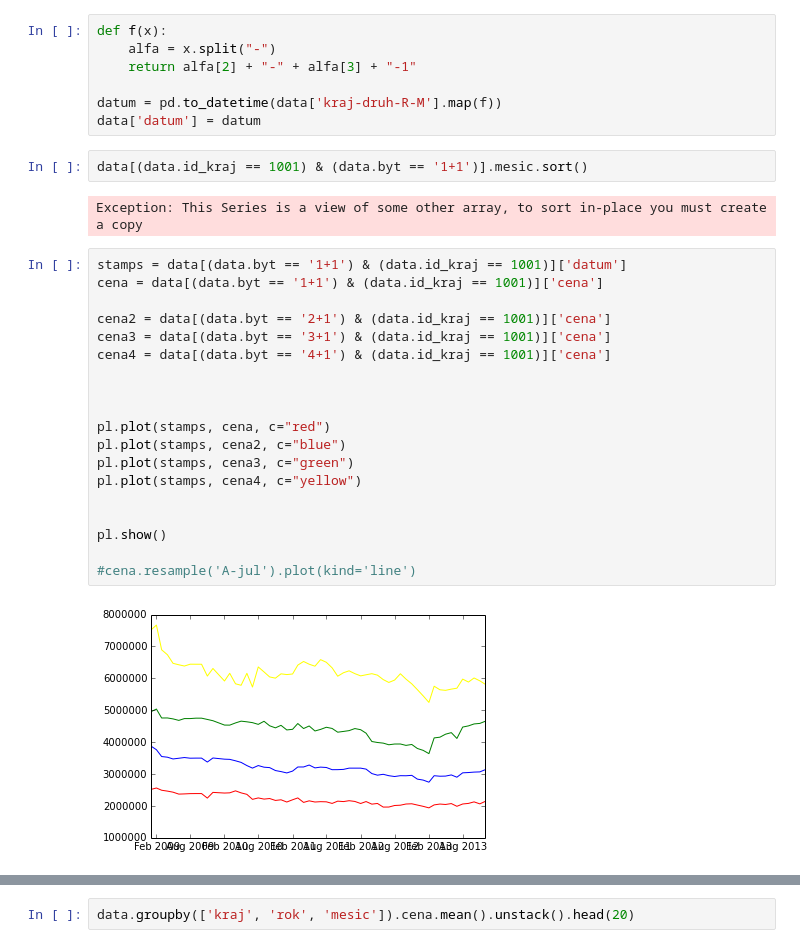
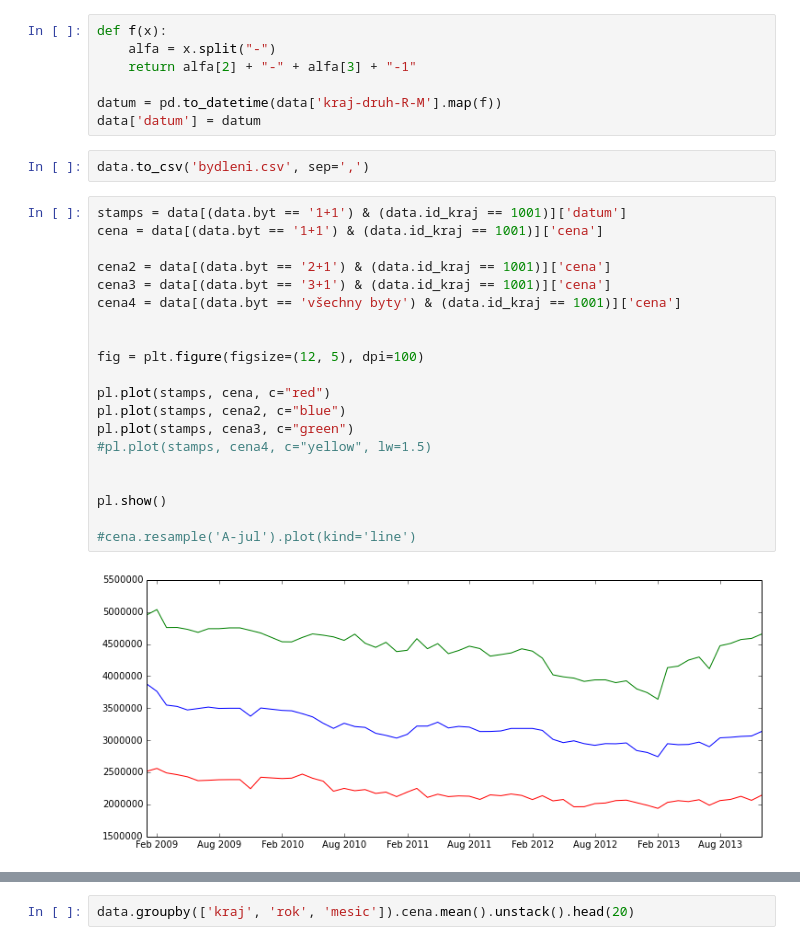
Before and after one commit to economia/dostupnost-bydleni, a Jupyter notebook: dostupnost-bydleni.ipynb, the cells around one changed output, grey strips where cells are left out. Cells and saved outputs as stored; diff of their text form.

```diff
--- a/dostupnost-bydleni.ipynb
+++ b/dostupnost-bydleni.ipynb
@@ -54,28 +54,27 @@ def f(x):
 
 datum = pd.to_datetime(data['kraj-druh-R-M'].map(f))
 data['datum'] = datum
-# %%
-data[(data.id_kraj == 1001) & (data.byt == '1+1')].mesic.sort()
-# %% [output]
-Exception: This Series is a view of some other array, to sort in-place you must create a copy
+# %%
+data.to_csv('bydleni.csv', sep=',')
 # %%
 stamps = data[(data.byt == '1+1') & (data.id_kraj == 1001)]['datum']
 cena = data[(data.byt == '1+1') & (data.id_kraj == 1001)]['cena']
 
 cena2 = data[(data.byt == '2+1') & (data.id_kraj == 1001)]['cena']
 cena3 = data[(data.byt == '3+1') & (data.id_kraj == 1001)]['cena']
-cena4 = data[(data.byt == '4+1') & (data.id_kraj == 1001)]['cena']
+cena4 = data[(data.byt == 'všechny byty') & (data.id_kraj == 1001)]['cena']
 
 
+fig = plt.figure(figsize=(12, 5), dpi=100)
 
 pl.plot(stamps, cena, c="red")
 pl.plot(stamps, cena2, c="blue")
 pl.plot(stamps, cena3, c="green")
-pl.plot(stamps, cena4, c="yellow")
+#pl.plot(stamps, cena4, c="yellow", lw=1.5)
 
 
 pl.show()
 
 #cena.resample('A-jul').plot(kind='line')
 # %% [output]
-[figure, old version]
+[figure, new version]
```
Also changed, not shown: parts of 6 cells of this notebook.
